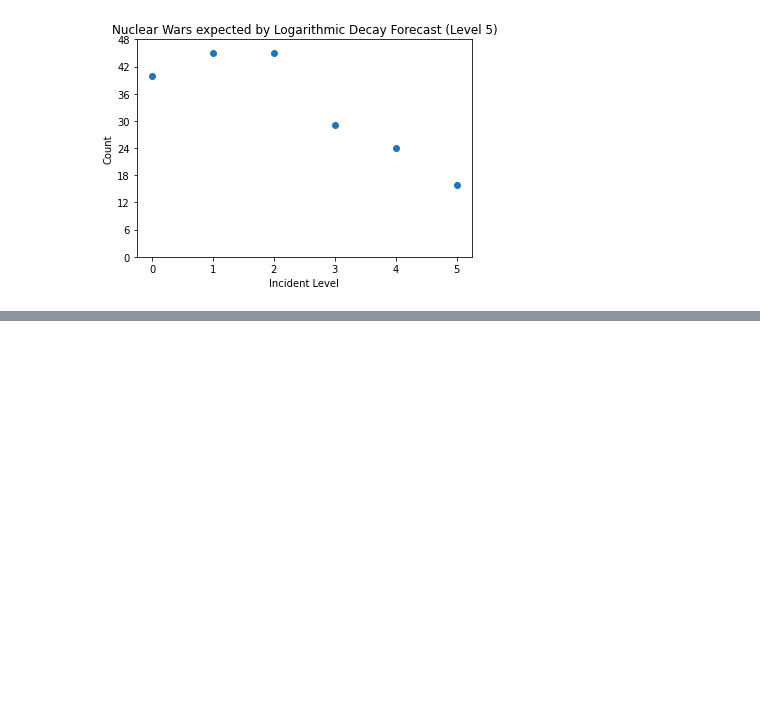
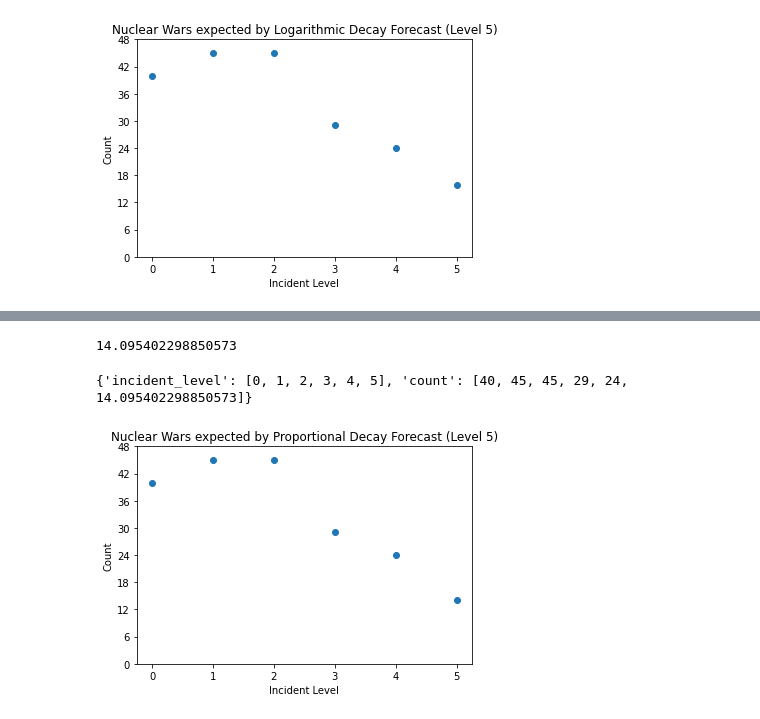
Before and after one commit to ddodds42/cwmd_data_project, a Jupyter notebook: Probability_of_war/Near_Miss_classification_counts.ipynb, the cells around one changed output, grey strips where cells are left out. Cells and saved outputs as stored; diff of their text form; code cells hidden in the pictures; blank space fills up the shorter version.

```diff
--- a/Probability_of_war/Near_Miss_classification_counts.ipynb
+++ b/Probability_of_war/Near_Miss_classification_counts.ipynb
@@ -222,0 +293,23 @@ plt.show()
+# %%
+lambda_min_mult = count[4] * margin_pred[-1]
+print(lambda_min_mult)
+# %% [output]
+14.095402298850573
+# %%
+df_prop_pred_dict = df_dict
+df_prop_pred_dict['count'][-1] = lambda_min_mult
+print(df_prop_pred_dict)
+# %% [output]
+{'incident_level': [0, 1, 2, 3, 4, 5], 'count': [40, 45, 45, 29, 24, 14.095402298850573]}
+# %%
+df_prop_pred = pd.DataFrame(data=df_prop_pred_dict)
+
+plt.scatter(df_prop_pred['incident_level'], df_prop_pred['count'])
+plt.title('Nuclear Wars expected by Proportional Decay Forecast (Level 5)')
+plt.xlabel('Incident Level')
+plt.xticks(df_prop_pred['incident_level'])
+plt.ylabel('Count')
+plt.yticks(range(0,50,6))
+plt.show()
+# %% [output]
+[figure, added]
```
Also changed, not shown: parts of 11 cells of this notebook, 1 other file.
